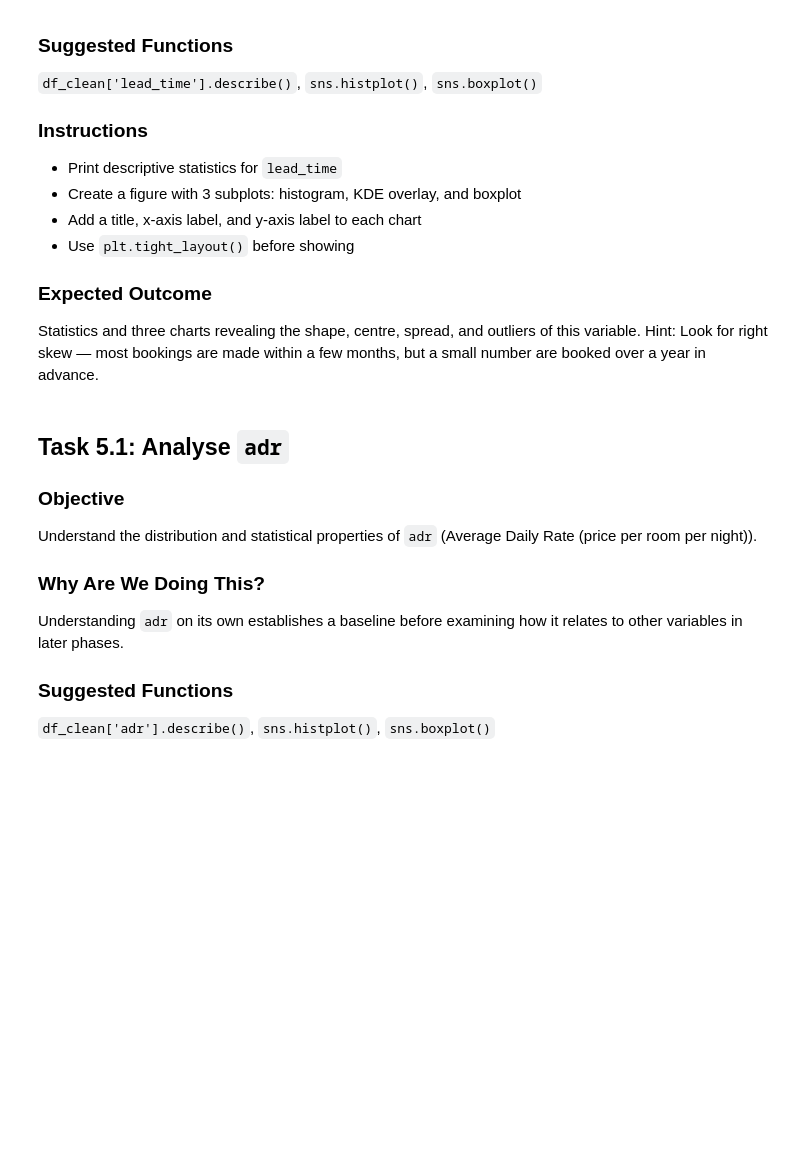
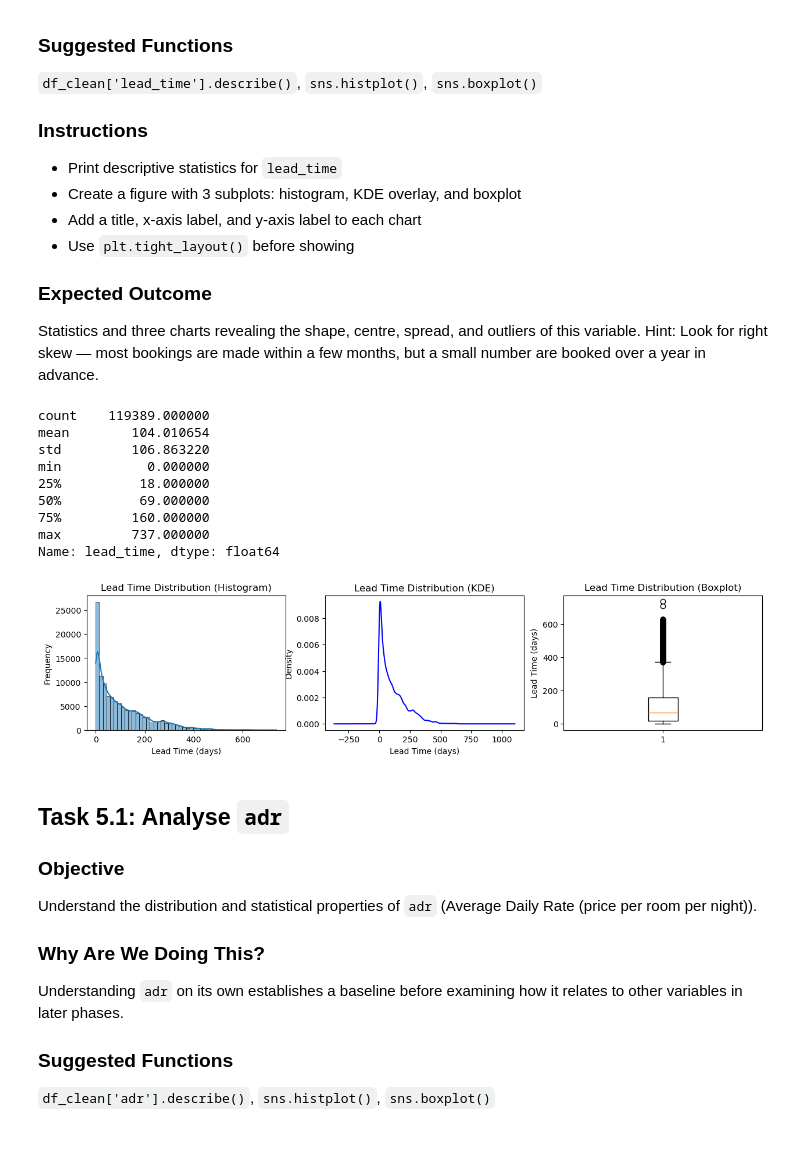
Before and after one commit to Gaurav5791/DATA-SCIENCE-Project-1, a Jupyter notebook: Hotel_Booking_EDA_DS_BATCH_4.ipynb, the cells around one changed output. Drawn from its saved outputs; the diff is of its cells as text; code cells hidden in the pictures; blank space fills up the shorter version.

```diff
--- a/Hotel_Booking_EDA_DS_BATCH_4.ipynb
+++ b/Hotel_Booking_EDA_DS_BATCH_4.ipynb
@@ -1252,6 +1266,35 @@ Statistics and three charts revealing the shape, centre, spread, and outliers of
 # %%
 # Task — Univariate Analysis: lead_time
 # Write your code here
+print(df2['lead_time'].describe())
+
+fig, axes = plt.subplots(1, 3,figsize=(15,3))
+sns.histplot(data=df2, x='lead_time', bins=50, kde=True, ax=axes[0], edgecolor='black')
+axes[0].set_title('Lead Time Distribution (Histogram)')
+axes[0].set_xlabel('Lead Time (days)')
+axes[0].set_ylabel('Frequency')
+
+df2['lead_time'].plot(kind='density', ax=axes[1], color='blue')
+axes[1].set_title('Lead Time Distribution (KDE)')
+axes[1].set_xlabel('Lead Time (days)')
+axes[1].set_ylabel('Density')
+
+axes[2].boxplot(df2['lead_time'], vert=True)
+axes[2].set_title('Lead Time Distribution (Boxplot)')
+axes[2].set_ylabel('Lead Time (days)')
+
+plt.show()
+# %% [output]
+count    119389.000000
+mean        104.010654
+std         106.863220
+min           0.000000
+25%          18.000000
+50%          69.000000
+75%         160.000000
+max         737.000000
+Name: lead_time, dtype: float64
+[figure, added]
 # %% [markdown]
 ## Task 5.1: Analyse `adr`
 
```
Also changed, not shown: parts of 1 cell of this notebook.
